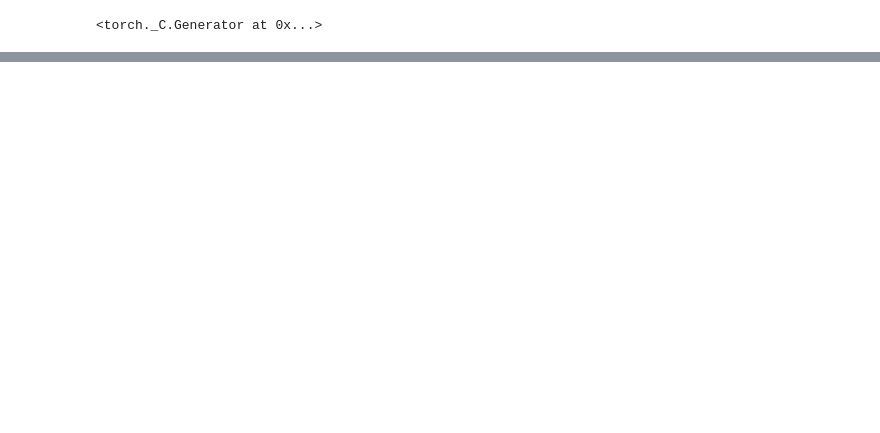
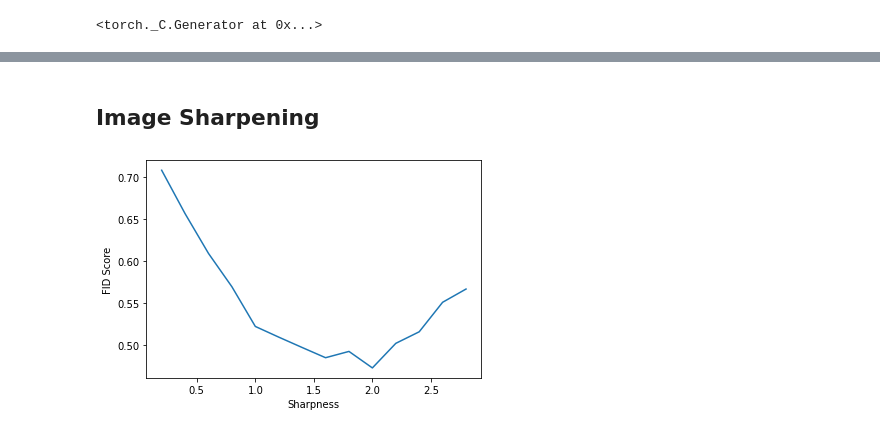
Before and after one commit to codysfang/FID_score_research, a Jupyter notebook: diffusion_images_investigation.ipynb, the cells around one changed output, grey strips where cells are left out. Drawn from its saved outputs; the diff is of its cells as text; code cells hidden in the pictures; blank space fills up the shorter version.

```diff
--- a/diffusion_images_investigation.ipynb
+++ b/diffusion_images_investigation.ipynb
@@ -51,0 +61,8 @@ FID_util.display_image(CIFAR_generated[7])
+# %% [markdown]
+## Image Sharpening
+# %%
+level_array = np.arange(0.2, 3.0, 0.2)
+FID_util.plot_FID(level_array, transforms.functional.adjust_sharpness, "Sharpness", CIFAR_train, CIFAR_generated)
+plt.savefig("plots/diffusion_image_graphs/g_CIFAR_sharpness_fid_scores")
+# %% [output]
+[figure, added]
```
Also changed, not shown: parts of 26 cells of this notebook, 12 other files.
